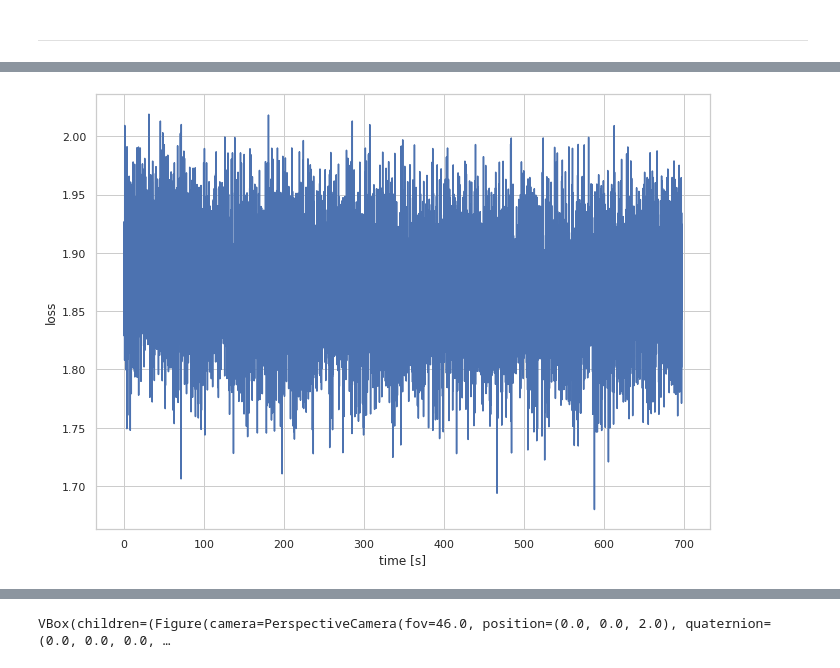
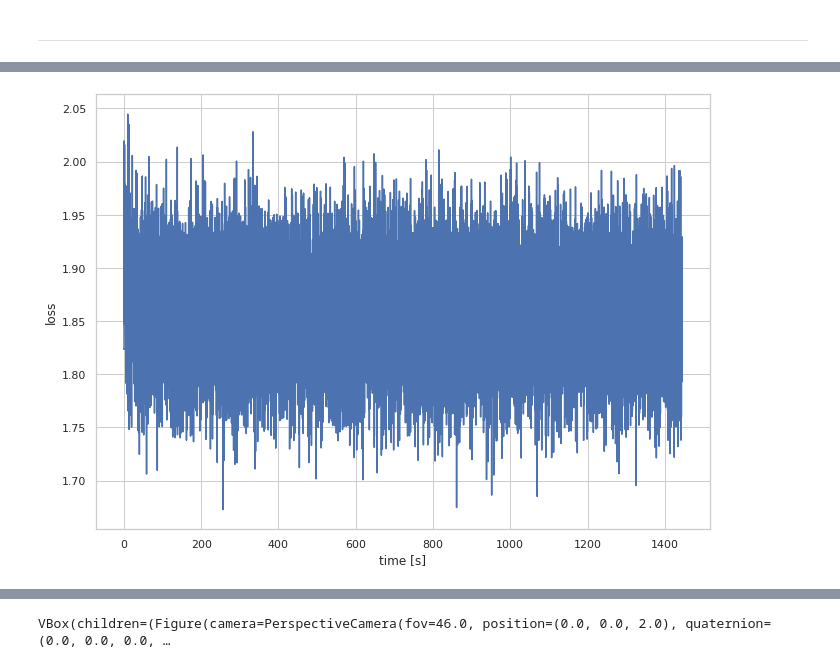
Before and after one commit to JelenaBanjac/protein-reconstruction, a Jupyter notebook: notebooks/Siamese_KERAS-protein-random.ipynb, the cells around one changed output, grey strips where cells are left out. Drawn from its saved outputs; the diff is of its cells as text; code cells hidden in the pictures.

```diff
--- a/notebooks/Siamese_KERAS-protein-random.ipynb
+++ b/notebooks/Siamese_KERAS-protein-random.ipynb
@@ -780,6 +845,6 @@ Mean loss: 1.0956574315963659
 # %%
-steps=5000
-batch_size=256
+steps=20000
+batch_size=512
 
 #optimizer = tf.keras.optimizers.SGD(learning_rate=0.01)
 optimizer = Adam(learning_rate=0.001)
@@ -881,13 +948,13 @@ ipv.figure(width=500, height=500)
 ipv.pylab.xlim(-1, 1)
 ipv.pylab.ylim(-1, 1)
 ipv.pylab.zlim(-1, 1)
-ipv.scatter(all_vectors_p[:limit,0], all_vectors_p[:limit,2], all_vectors_p[:limit,1], marker="sphere", color="blue", size=1)
+ipv.scatter(all_vectors_p[:limit,0], all_vectors_p[:limit,2], all_vectors_p[:limit,1], marker="sphere", color="green", size=1)
 
 for i in range(limit):
     connection0 = [all_vectors_p[i,0], all_vectors_t[i,0]]
     connection1 = [all_vectors_p[i,1], all_vectors_t[i,1]]
     connection2 = [all_vectors_p[i,2], all_vectors_t[i,2]]
-    ipv.plot(connection0, connection2, connection1, marker="sphere", color="black", size=1)
+    ipv.plot(connection0, connection2, connection1, marker="sphere", color="red", size=1)
 
 ipv.scatter(all_vectors_t[:limit,0], all_vectors_t[:limit,2], all_vectors_t[:limit,1], marker="sphere", color="red", size=1)
 
@@ -930,5 +997,25 @@ for i, ap in enumerate(angles_predicted):
 np.save('data/angles_predicted_final.npy', angles_predicted_final)
 # %% [markdown]
 ---
+# %%
+def lossR(a_R, a_predicted, a_true):
+    a_predicted = list(a_predicted)
+    a_true = list(a_true)
+
+    q_predicted = euler2quaternion(a_predicted)
+    q_true = euler2quaternion(a_true)
+    q_R = euler2quaternion(a_R)
+
+    distance = d_q(q_true, quaternion.multiply(q_R, q_predicted))
+
+    # The mean doesn't depend on the batch size.
+    return tf.reduce_mean(distance)
+# %%
+def gradientR(a_R, a_predicted, a_true):
+    with tf.GradientTape() as tape:
+        loss_value = lossR(a_R, a_predicted, a_true)
+        gradient = tape.gradient(loss_value, a_R)
+
+    return loss_value, gradient
 # %%
 euler = np.zeros(3, dtype=np.float64)
@@ -964,5 +1042,5 @@ def gradient(a_R, a_predicted, a_true):
 # %%
-steps=10000
+steps=20000
 batch_size=256
 
 #optimizer = tf.keras.optimizers.SGD(learning_rate=0.01)
@@ -981,7 +1059,7 @@ for step in range(1, steps+1):
     a_predicted = [angles_predicted[i] for i in idx]
 
     # Optimize by gradient descent.
-    losses[step-1], gradients = gradient(a_R, a_predicted, a_true)
+    losses[step-1], gradients = gradientR(a_R, a_predicted, a_true)
     optimizer.apply_gradients(zip(gradients, a_R))
 
     # Periodically report progress.
@@ -1008,2 +1085,2 @@ step 10000/10000 (698s): loss = 1.93e+00
-[figure, old version]
+[figure, new version]
 # %%
```
Also changed, not shown: parts of 44 cells of this notebook, 9 other files.
